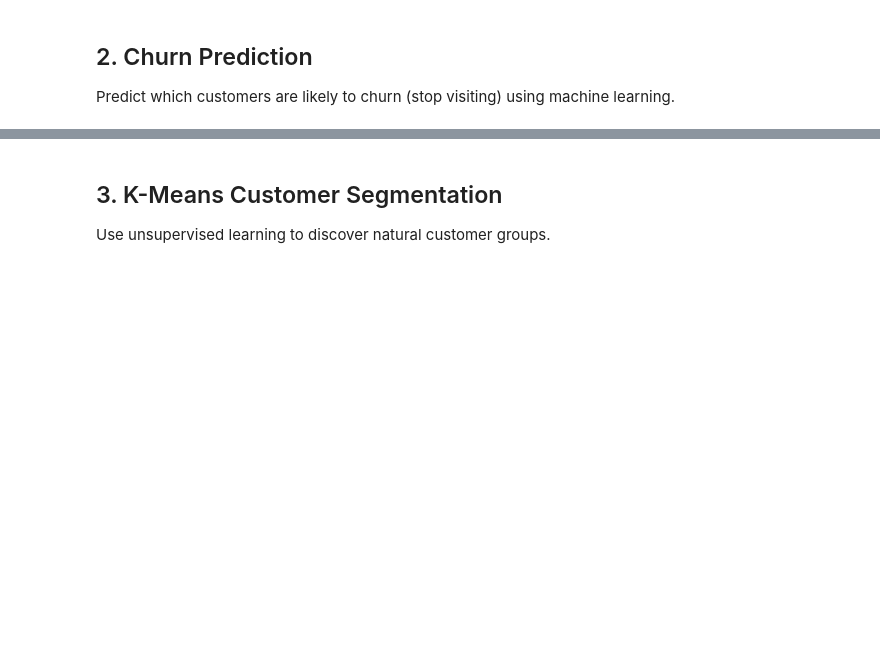
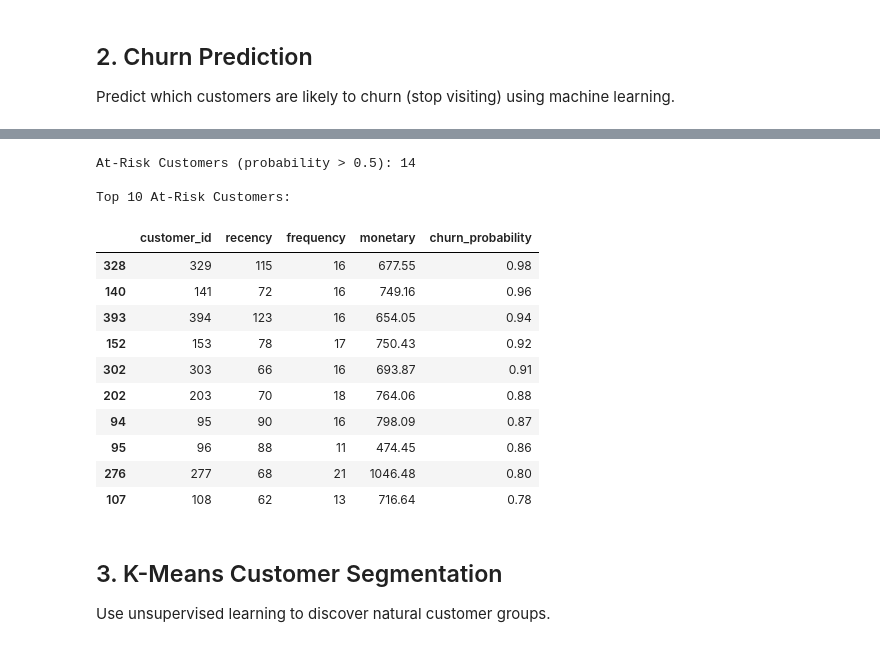
Before and after one commit to ashour-git/Restaurant_AI, a Jupyter notebook: notebooks/02_customer_analytics.ipynb, the cells around one changed output, grey strips where cells are left out. Saved outputs shown, nothing was run; the diff lists cells and outputs as text; code cells hidden in the pictures; blank space fills up the shorter version.

```diff
--- a/notebooks/02_customer_analytics.ipynb
+++ b/notebooks/02_customer_analytics.ipynb
@@ -96,13 +216,31 @@ for segment, rec in recommendations.items():
 
 Predict which customers are likely to churn (stop visiting) using machine learning.
 # %%
-from ml.pipelines.customer_analytics.churn_prediction import ChurnPredictor
+# Churn Prediction (inline implementation)
+from sklearn.ensemble import RandomForestClassifier
+from sklearn.model_selection import train_test_split
+from sklearn.metrics import classification_report, roc_auc_score
 
-# Initialize and train churn model
-churn_predictor = ChurnPredictor(churn_threshold_days=60)
-metrics = churn_predictor.train(transactions, customers)
+# Create churn labels based on recency
+CHURN_THRESHOLD_DAYS = 60
+rfm_df['is_churned'] = (rfm_df['recency'] > CHURN_THRESHOLD_DAYS).astype(int)
 
-print("\nChurn Prediction Model Metrics:")
-print("=" * 40)
-for metric, value in metrics.items():
-    print(f"  {metric}: {value:.4f}")
+# Prepare features
+X = rfm_df[['recency', 'frequency', 'monetary']]
+y = rfm_df['is_churned']
+
+# Split data
+X_train, X_test, y_train, y_test = train_test_split(X, y, test_size=0.2, random_state=42)
+
+# Train model
+churn_model = RandomForestClassifier(n_estimators=100, random_state=42)
+churn_model.fit(X_train, y_train)
+
+# Evaluate
+y_pred = churn_model.predict(X_test)
+y_proba = churn_model.predict_proba(X_test)[:, 1]
+
+print("Churn Prediction Model Trained!")
+print(f"\nROC-AUC Score: {roc_auc_score(y_test, y_proba):.3f}")
+print("\nClassification Report:")
+print(classification_report(y_test, y_pred, target_names=['Active', 'Churned']))
@@ -121,12 +285,26 @@ plt.show()
 # %%
 # Get at-risk customers
-# First create features for all customers
-features = churn_predictor._create_features(transactions, customers)
-at_risk = churn_predictor.get_at_risk_customers(features, threshold=0.5)
+rfm_df['churn_probability'] = churn_model.predict_proba(X)[:, 1]
+at_risk = rfm_df[rfm_df['churn_probability'] > 0.5].sort_values('churn_probability', ascending=False)
 
-print(f"\nAt-Risk Customers (Churn Probability > 50%): {len(at_risk)}")
+print(f"\nAt-Risk Customers (probability > 0.5): {len(at_risk)}")
 print("\nTop 10 At-Risk Customers:")
-at_risk.head(10)
+at_risk[['customer_id', 'recency', 'frequency', 'monetary', 'churn_probability']].head(10)
+# %% [output]
+At-Risk Customers (probability > 0.5): 14
+
+Top 10 At-Risk Customers:
+|  | customer_id | recency | frequency | monetary | churn_probability |
+| 328 | 329 | 115 | 16 | 677.55 | 0.98 |
+| 140 | 141 | 72 | 16 | 749.16 | 0.96 |
+| 393 | 394 | 123 | 16 | 654.05 | 0.94 |
+| 152 | 153 | 78 | 17 | 750.43 | 0.92 |
+| 302 | 303 | 66 | 16 | 693.87 | 0.91 |
+| 202 | 203 | 70 | 18 | 764.06 | 0.88 |
+| 94 | 95 | 90 | 16 | 798.09 | 0.87 |
+| 95 | 96 | 88 | 11 | 474.45 | 0.86 |
+| 276 | 277 | 68 | 21 | 1046.48 | 0.80 |
+| 107 | 108 | 62 | 13 | 716.64 | 0.78 |
 # %%
 # Churn probability distribution
 all_predictions = churn_predictor.predict(features)
```
Also changed, not shown: parts of 8 cells of this notebook, 17 other files.
